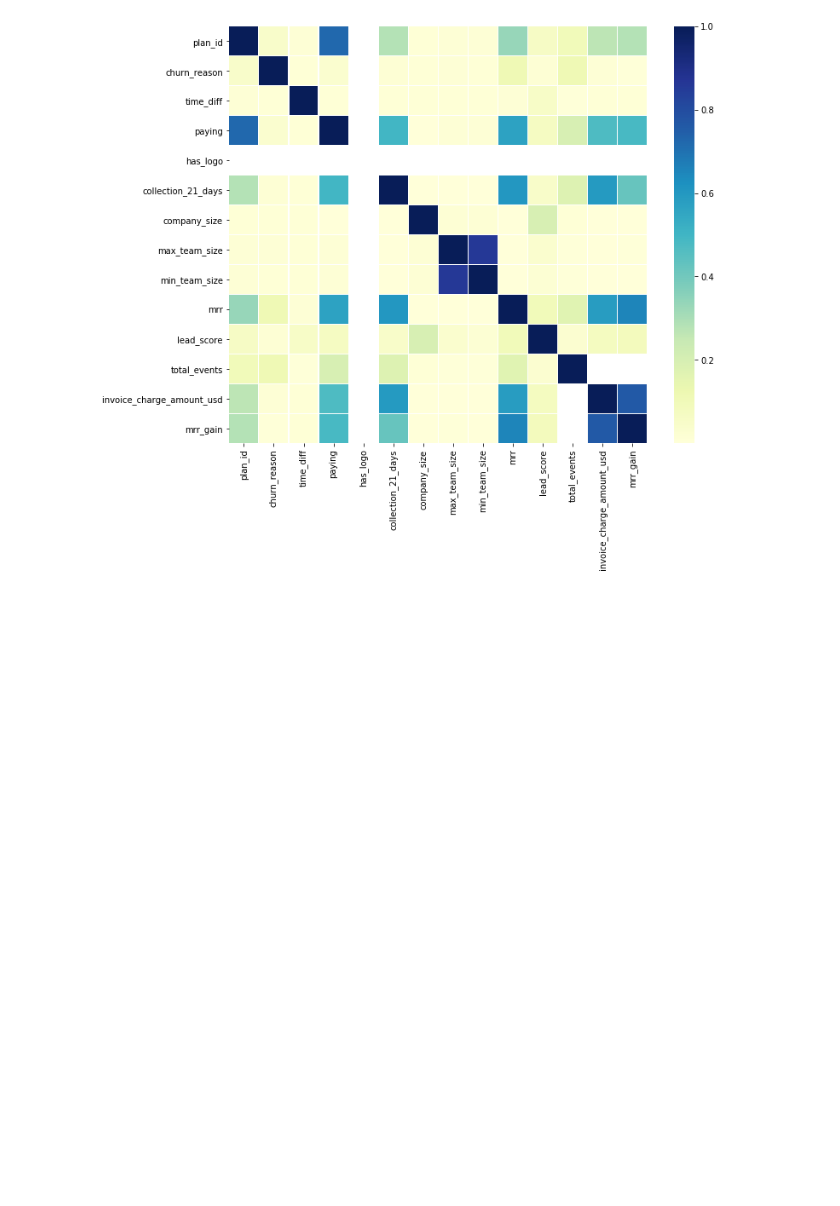
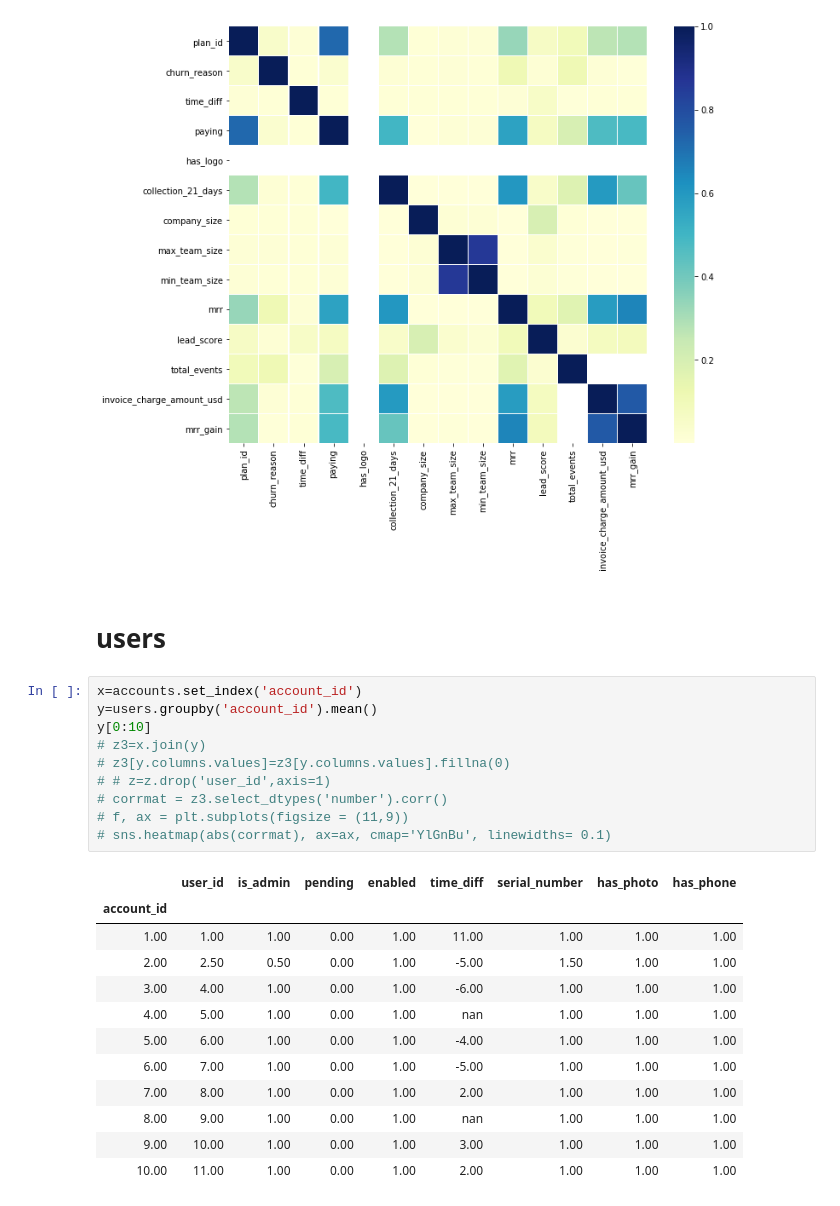
Before and after one commit to yuvalgrossman/datahack_yyr, a Jupyter notebook: yuval_starter.ipynb, the cells around one changed output. Drawn from its saved outputs; the diff is of its cells as text; blank space fills up the shorter version.

```diff
--- a/yuval_starter.ipynb
+++ b/yuval_starter.ipynb
@@ -252,3 +254,28 @@ sns.heatmap(abs(corrmat), ax=ax, cmap='YlGnBu', linewidths= 0.1)
 # %% [output]
 <matplotlib.axes._subplots.AxesSubplot at 0x...>
 [figure]
+# %% [markdown]
+# users
+# %%
+x=accounts.set_index('account_id')
+y=users.groupby('account_id').mean()
+y[0:10]
+# z3=x.join(y)
+# z3[y.columns.values]=z3[y.columns.values].fillna(0)
+# # z=z.drop('user_id',axis=1)
+# corrmat = z3.select_dtypes('number').corr()
+# f, ax = plt.subplots(figsize = (11,9))
+# sns.heatmap(abs(corrmat), ax=ax, cmap='YlGnBu', linewidths= 0.1)
+# %% [output]
+|  | user_id | is_admin | pending | enabled | time_diff | serial_number | has_photo | has_phone |
+| account_id |  |  |  |  |  |  |  |  |
+| 1.00 | 1.00 | 1.00 | 0.00 | 1.00 | 11.00 | 1.00 | 1.00 | 1.00 |
+| 2.00 | 2.50 | 0.50 | 0.00 | 1.00 | -5.00 | 1.50 | 1.00 | 1.00 |
+| 3.00 | 4.00 | 1.00 | 0.00 | 1.00 | -6.00 | 1.00 | 1.00 | 1.00 |
+| 4.00 | 5.00 | 1.00 | 0.00 | 1.00 | nan | 1.00 | 1.00 | 1.00 |
+| 5.00 | 6.00 | 1.00 | 0.00 | 1.00 | -4.00 | 1.00 | 1.00 | 1.00 |
+| 6.00 | 7.00 | 1.00 | 0.00 | 1.00 | -5.00 | 1.00 | 1.00 | 1.00 |
+| 7.00 | 8.00 | 1.00 | 0.00 | 1.00 | 2.00 | 1.00 | 1.00 | 1.00 |
+| 8.00 | 9.00 | 1.00 | 0.00 | 1.00 | nan | 1.00 | 1.00 | 1.00 |
+| 9.00 | 10.00 | 1.00 | 0.00 | 1.00 | 3.00 | 1.00 | 1.00 | 1.00 |
+| 10.00 | 11.00 | 1.00 | 0.00 | 1.00 | 2.00 | 1.00 | 1.00 | 1.00 |
```
Also changed, not shown: parts of 5 cells of this notebook, 1 other file.
